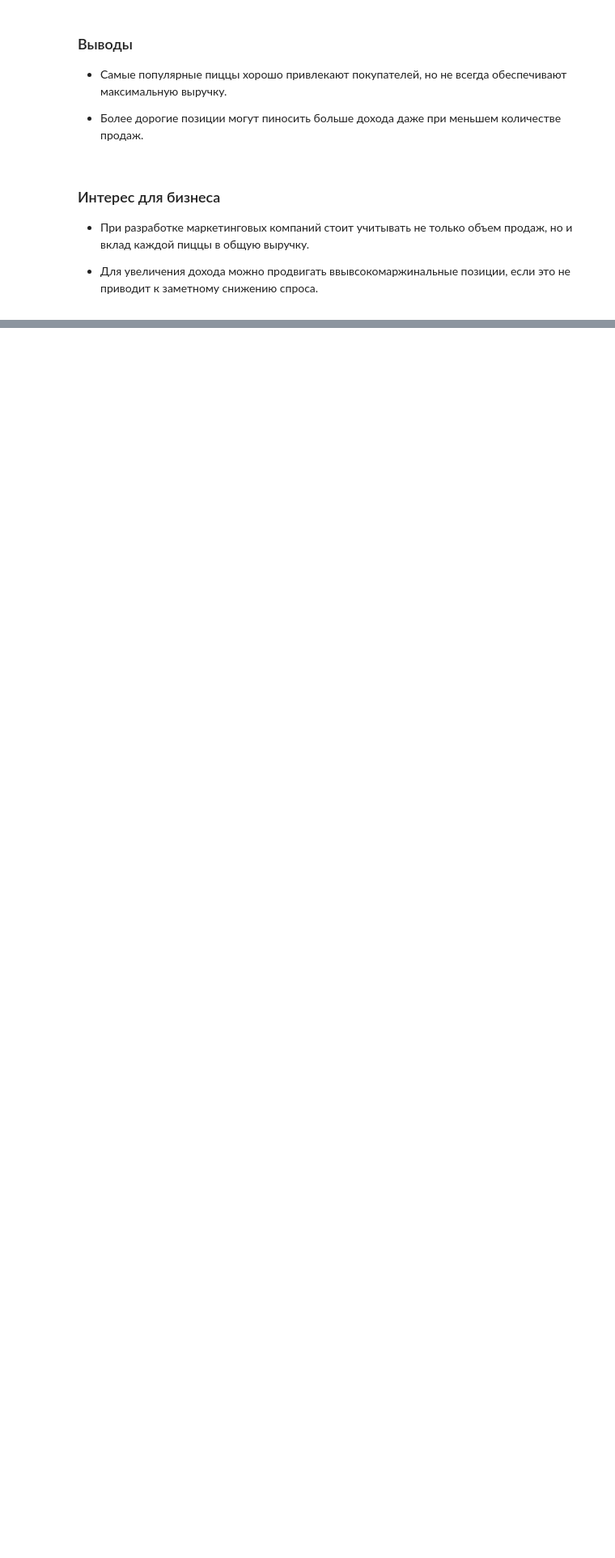
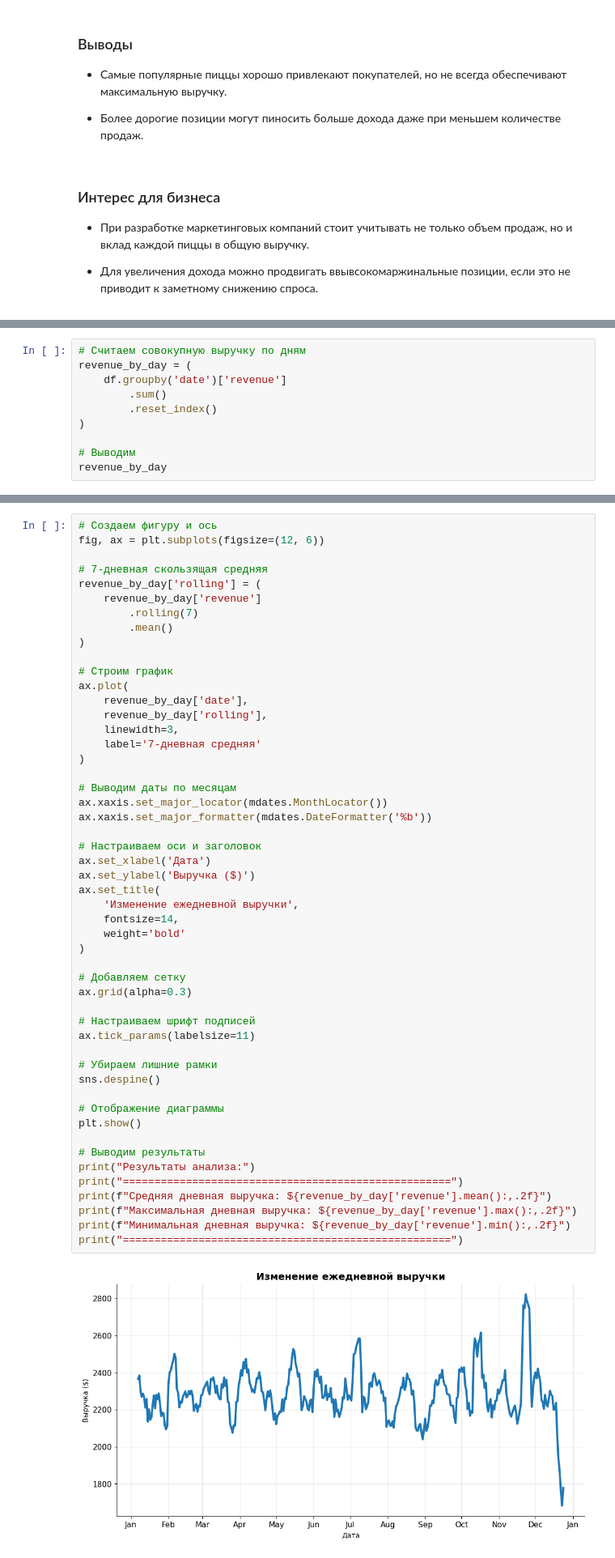
Before and after one commit to WhosArt/pizza_hut_da, a Jupyter notebook: pizzahut_analysis.ipynb, the cells around one changed output, grey strips where cells are left out. Shown at 81% size. Saved outputs shown, nothing was run; the diff lists cells and outputs as text; blank space fills up the shorter version.

Commit message:
8. Как изменяется совокупная выручка во времени?

```diff
--- a/pizzahut_analysis.ipynb
+++ b/pizzahut_analysis.ipynb
@@ -1330,0 +1332,10 @@ print("====================================================")
+# %%
+# Считаем совокупную выручку по дням
+revenue_by_day = (
+    df.groupby('date')['revenue']
+        .sum()
+        .reset_index()
+)
+
+# Выводим
+revenue_by_day
@@ -1330,0 +1358,53 @@ print("====================================================")
+# %%
+# Создаем фигуру и ось
+fig, ax = plt.subplots(figsize=(12, 6))
+
+# 7-дневная скользящая средняя
+revenue_by_day['rolling'] = (
+    revenue_by_day['revenue']
+        .rolling(7)
+        .mean()
+)
+
+# Строим график
+ax.plot(
+    revenue_by_day['date'],
+    revenue_by_day['rolling'],
+    linewidth=3,
+    label='7-дневная средняя'
+)
+
+# Выводим даты по месяцам
+ax.xaxis.set_major_locator(mdates.MonthLocator())
+ax.xaxis.set_major_formatter(mdates.DateFormatter('%b'))
+
+# Настраиваем оси и заголовок
+ax.set_xlabel('Дата')
+ax.set_ylabel('Выручка ($)')
+ax.set_title(
+    'Изменение ежедневной выручки',
+    fontsize=14,
+    weight='bold'
+)
+
+# Добавляем сетку
+ax.grid(alpha=0.3)
+
+# Настраиваем шрифт подписей
+ax.tick_params(labelsize=11)
+
+# Убираем лишние рамки
+sns.despine()
+
+# Отображение диаграммы
+plt.show()
+
+# Выводим результаты
+print("Результаты анализа:")
+print("====================================================")
+print(f"Средняя дневная выручка: ${revenue_by_day['revenue'].mean():,.2f}")
+print(f"Максимальная дневная выручка: ${revenue_by_day['revenue'].max():,.2f}")
+print(f"Минимальная дневная выручка: ${revenue_by_day['revenue'].min():,.2f}")
+print("====================================================")
+# %% [output]
+[figure, added]
```
Also changed, not shown: parts of 8 cells of this notebook.
